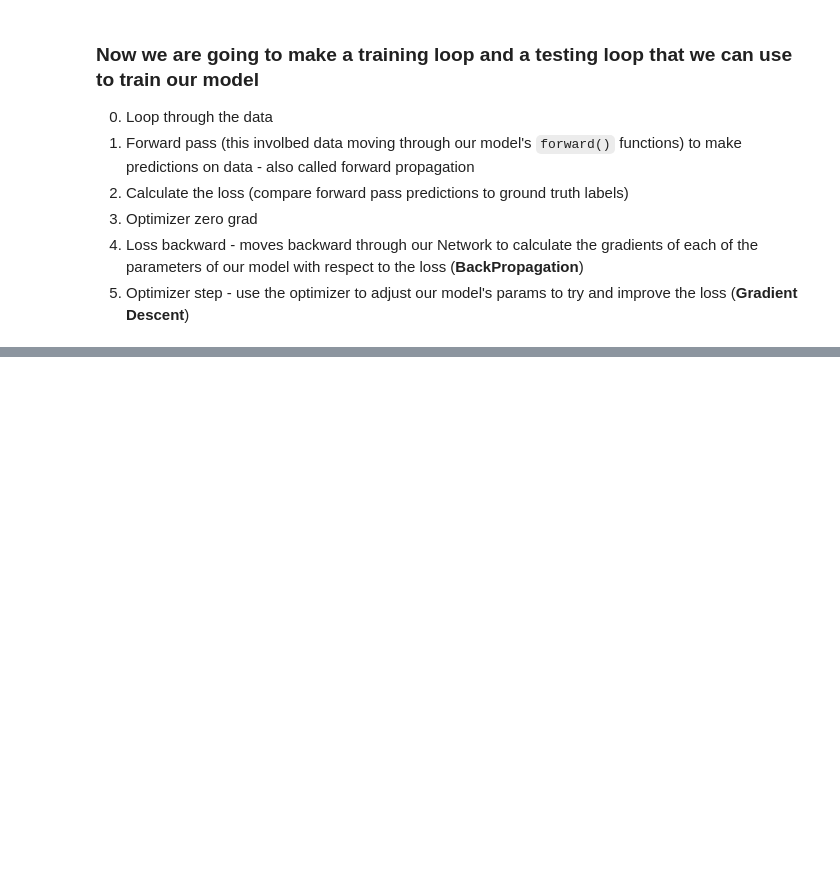
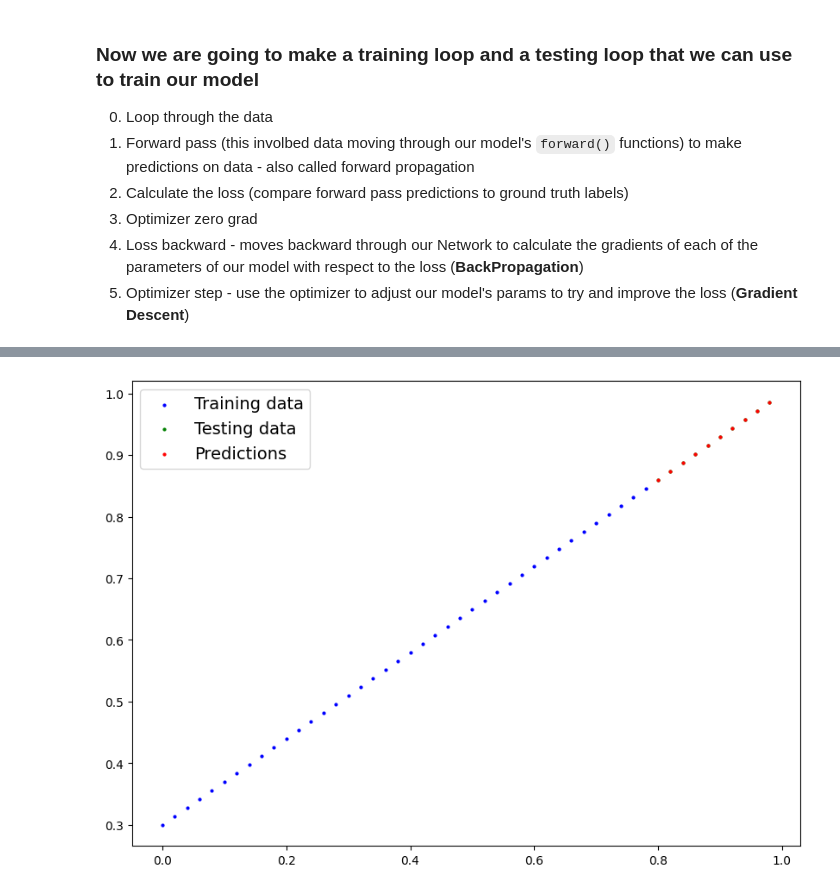
Before and after one commit to BurnTheBunsen/pytorch-deep-learning-test, a Jupyter notebook: Pytorch_Workflow_Test.ipynb, the cells around one changed output, grey strips where cells are left out. Drawn from its saved outputs; the diff is of its cells as text; code cells hidden in the pictures; blank space fills up the shorter version.

```diff
--- a/Pytorch_Workflow_Test.ipynb
+++ b/Pytorch_Workflow_Test.ipynb
@@ -277,7 +277,7 @@ loss_fn = nn.L1Loss() # MAE Loss
 
 # Setup an optimizer
 optimizer = torch.optim.SGD(params=model_0.parameters(),
-                            lr=0.01) # lr = Learning rate = possibly the most important hyperparameteryo u can set
+                            lr=0.001) # lr = Learning rate = possibly the most important hyperparameteryo u can set
 # if lr = 0.001 its the decimal that it will adjust in each hit
 # for example if our first component in our tensor is 0.3871 it will start changing
 #from 0.007 of 0.3871
@@ -303,7 +303,7 @@ https://www.cmarix.com/qanda/choosing-the-right-loss-function-for-ai-model-train
 5. Optimizer step - use the optimizer to adjust our model's params to try and improve the loss (**Gradient Descent**)
 # %%
 # Epoch is the number of our loops (It is a hyperparam because we set it ourselves)
-epochs = 1
+epochs = 2
 
 # 0. Loop through the data
 for epoch in range(epochs):
@@ -314,9 +314,25 @@ for epoch in range(epochs):
   y_pred = model_0(X_train)
   # 2. Calculate the Loss
   loss = loss_fn(y_pred, y_train)
+  print(f"Loss: {loss}")
   # 3. Optimizer zero grad
   optimizer.zero_grad() # We have to zero it out
   # 4. Perform backprop on the loss with respect to the params of the model
   loss.backward()
   # 5. Step the optimizer (perform Gradient descent)
   optimizer.step() # by default how the optimizer changes will accumulate through the loop
+
+  ### Testing
+  model_0.eval() # turns off different settings in the model not neede for evaluation/testing (dropout and batchnorm)
+  with torch.inference_mode(): # turns off gradiet tracking and a couple more things behind the scenes
+    # 1. Do the forward pass
+    test_pred = model_0(X_test)
+
+    # 2. Calculate the loss
+    test_loss = loss_fn(test_pred, y_test)
+
+  # Print out what is actually happening
+  print(f"Epoch: {epoch} | Loss: {loss} | Test loss: {test_loss}")
+
+  # print out the model state_dict()
+  print(model_0.state_dict())
@@ -322,0 +348,5 @@ for epoch in range(epochs):
+# %%
+with torch.inference_mode():
+  y_preds_new = model_0(X_test)
+
+y_preds_new
@@ -322,0 +364,4 @@ for epoch in range(epochs):
+# %%
+plot_predictions(predictions=y_preds_new);
+# %% [output]
+[figure, added]
```
Also changed, not shown: parts of 3 cells of this notebook.
